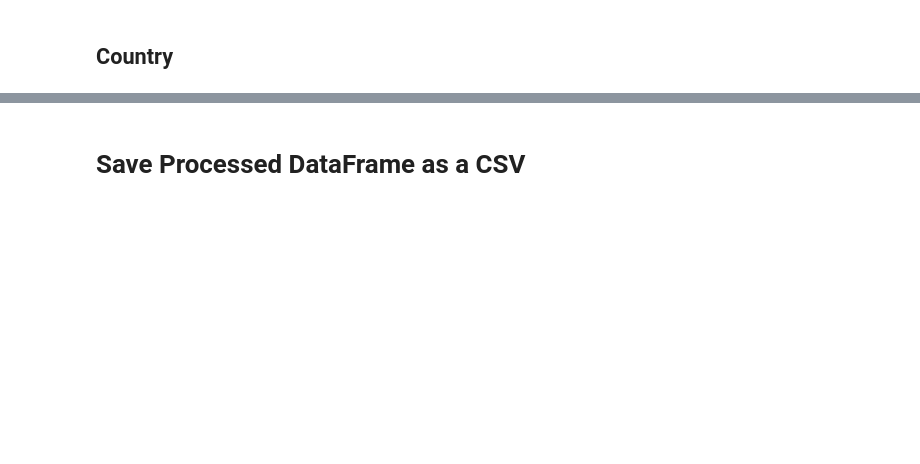
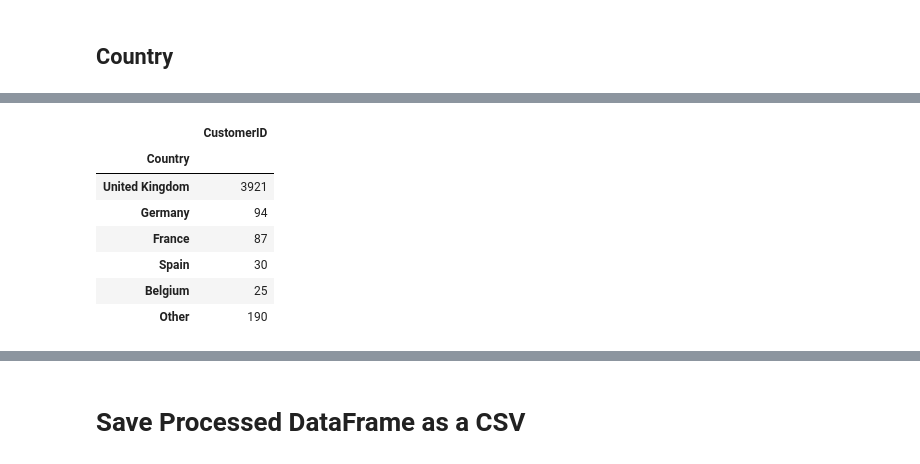
Before and after one commit to AdamBlomfield/customer_segmentation_via_cluster_analysis, a Jupyter notebook: notebooks/02_Data_Exploration.ipynb, the cells around one changed output, grey strips where cells are left out. Cells and saved outputs as stored; diff of their text form; code cells hidden in the pictures; blank space fills up the shorter version.

```diff
--- a/notebooks/02_Data_Exploration.ipynb
+++ b/notebooks/02_Data_Exploration.ipynb
@@ -358,0 +375,19 @@ array(['17850.0', '13047.0', '12583.0', ..., '13298.0', '14569.0',
+# %%
+# Number of customers from each country
+customer_per_country = df_customer_countries.groupby(by='Country').count().sort_values(by='CustomerID', ascending=False)
+# Take the top 5 countries
+df_customer_countries = customer_per_country[:5]
+# Group the other countries into an Other row
+df_customer_countries_other = pd.Series(data=customer_per_country[5:].sum(), index=['CustomerID'], name='Other')
+# # Add to 'Country' Series
+df_customer_countries = df_customer_countries.append(df_customer_countries_other)
+df_customer_countries
+# %% [output]
+|  | CustomerID |
+| Country |  |
+| United Kingdom | 3921 |
+| Germany | 94 |
+| France | 87 |
+| Spain | 30 |
+| Belgium | 25 |
+| Other | 190 |
```
Also changed, not shown: parts of 23 cells of this notebook.
